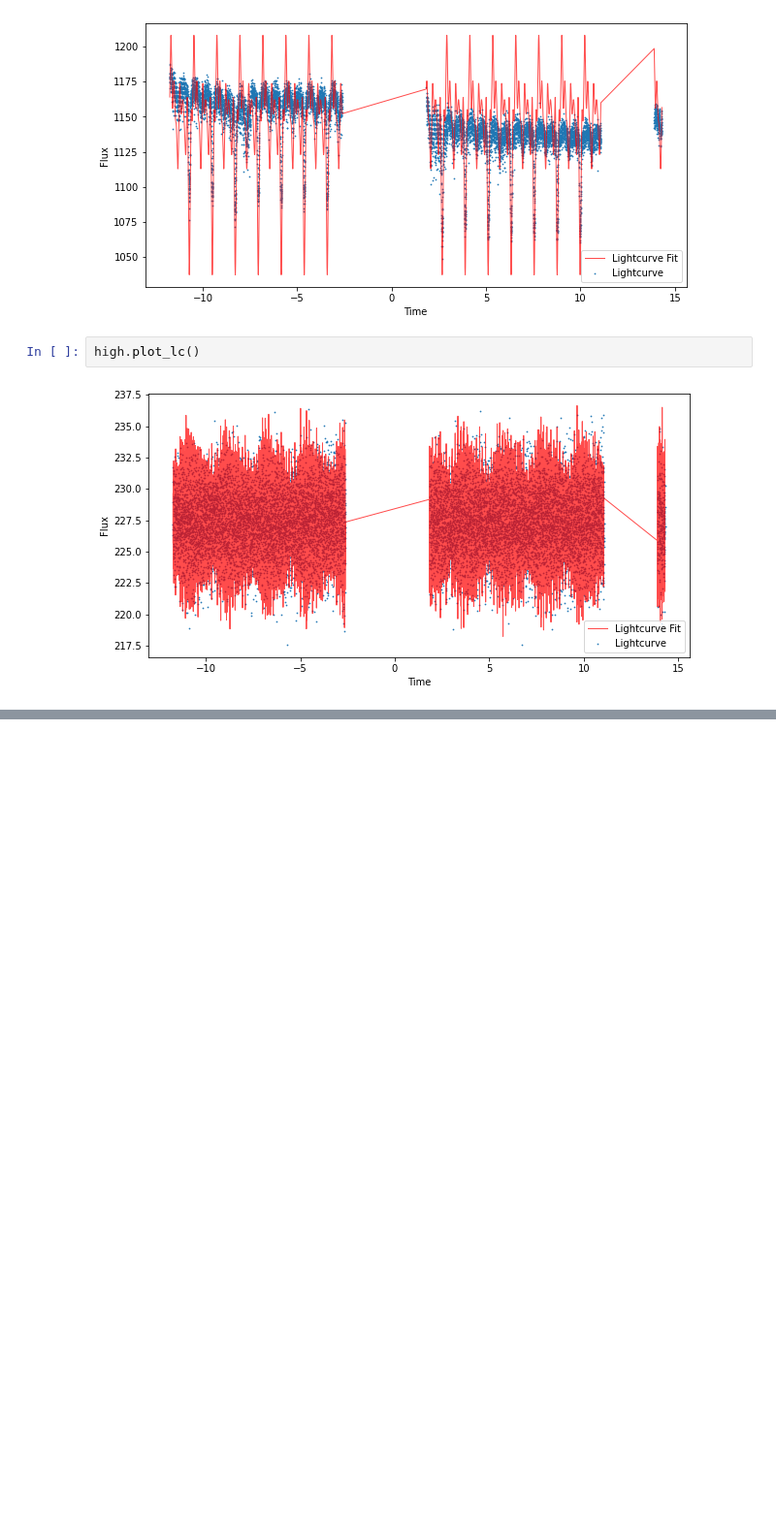
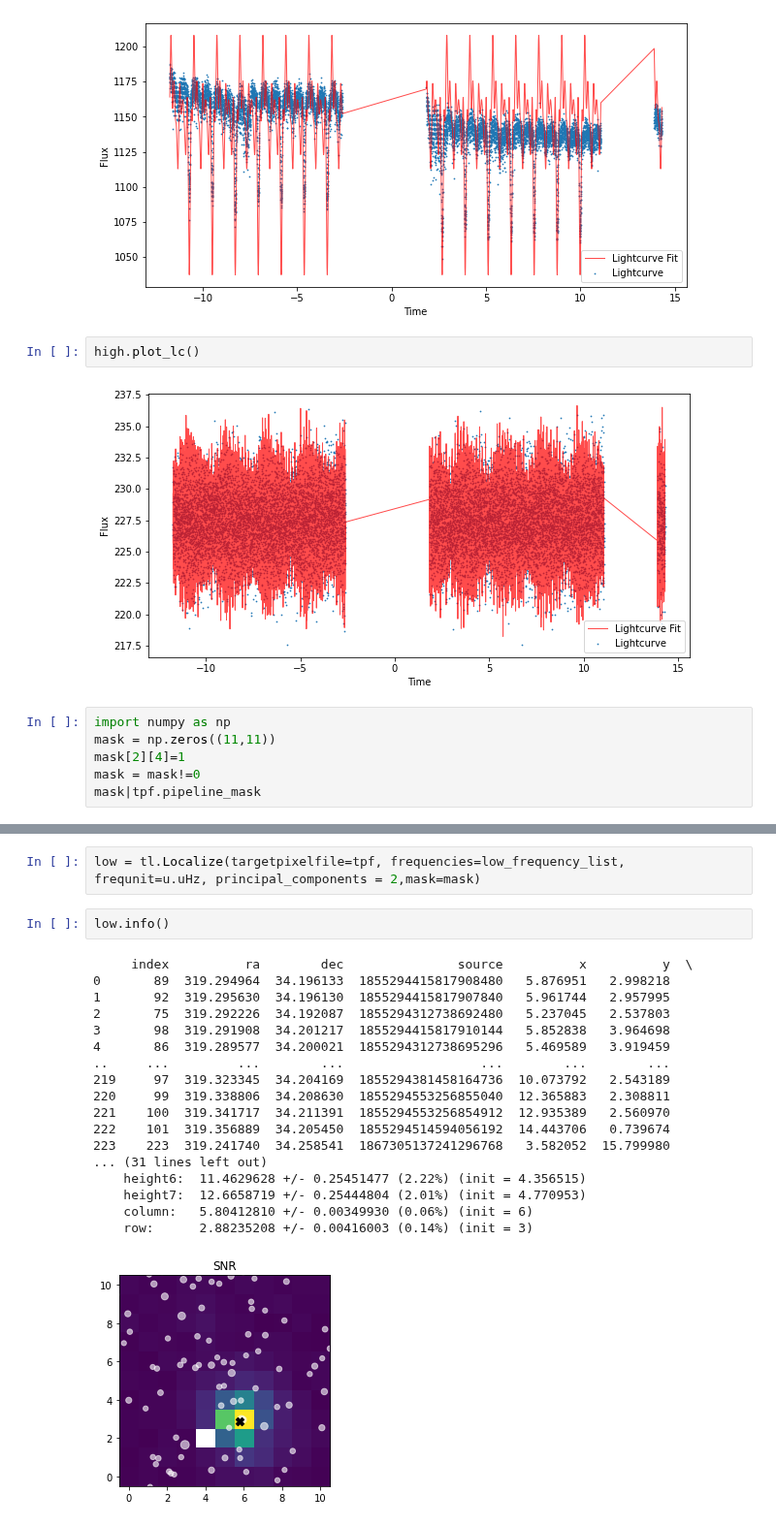
Before and after one commit to Higgins00/TESS-Localize, a Jupyter notebook: examples/TESS_WD_example.ipynb, the cells around one changed output, grey strips where cells are left out. Shown at 97% size. Cells and saved outputs as stored; diff of their text form; blank space fills up the shorter version.

Commit message:
fixed error that required bool only mask

```diff
--- a/examples/TESS_WD_example.ipynb
+++ b/examples/TESS_WD_example.ipynb
@@ -113,3 +113,9 @@ low.plot_lc()
 high.plot_lc()
 # %% [output]
 [figure]
+# %%
+import numpy as np
+mask = np.zeros((11,11))
+mask[2][4]=1
+mask = mask!=0
+mask|tpf.pipeline_mask
@@ -115,0 +140,23 @@ high.plot_lc()
+# %%
+low = tl.Localize(targetpixelfile=tpf, frequencies=low_frequency_list, frequnit=u.uHz, principal_components = 2,mask=mask)
+# %%
+low.info()
+# %% [output]
+     index          ra        dec               source          x          y  \
+0       89  319.294964  34.196133  1855294415817908480   5.876951   2.998218
+1       92  319.295630  34.196130  1855294415817907840   5.961744   2.957995
+2       75  319.292226  34.192087  1855294312738692480   5.237045   2.537803
+3       98  319.291908  34.201217  1855294415817910144   5.852838   3.964698
+4       86  319.289577  34.200021  1855294312738695296   5.469589   3.919459
+..     ...         ...        ...                  ...        ...        ...
+219     97  319.323345  34.204169  1855294381458164736  10.073792   2.543189
+220     99  319.338806  34.208630  1855294553256855040  12.365883   2.308811
+221    100  319.341717  34.211391  1855294553256854912  12.935389   2.560970
+222    101  319.356889  34.205450  1855294514594056192  14.443706   0.739674
+223    223  319.241740  34.258541  1867305137241296768   3.582052  15.799980
+... (31 lines left out)
+    height6:  11.4629628 +/- 0.25451477 (2.22%) (init = 4.356515)
+    height7:  12.6658719 +/- 0.25444804 (2.01%) (init = 4.770953)
+    column:   5.80412810 +/- 0.00349930 (0.06%) (init = 6)
+    row:      2.88235208 +/- 0.00416003 (0.14%) (init = 3)
+[figure, added]
```
Also changed, not shown: parts of 6 cells of this notebook, 2 other files.
